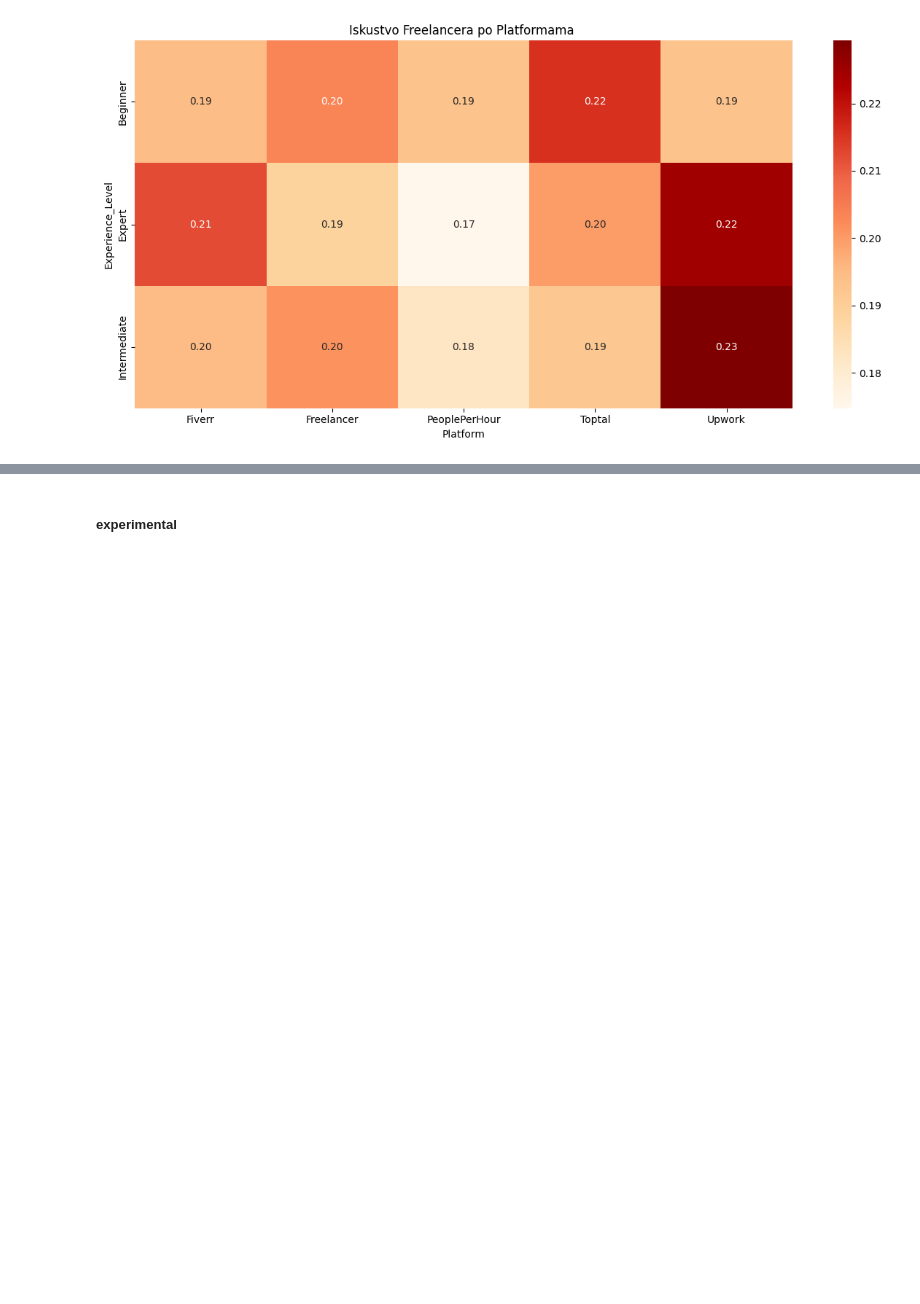
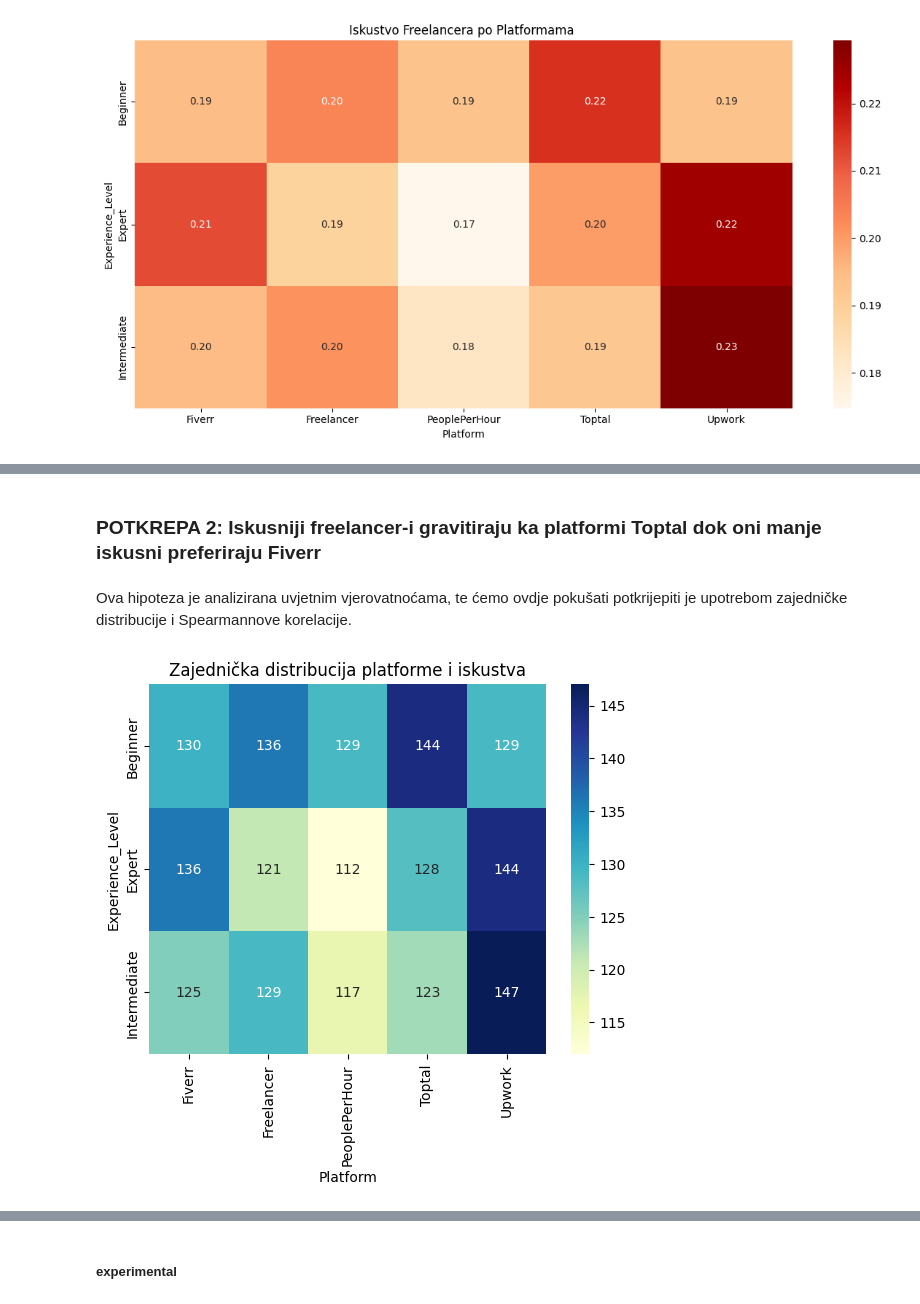
Before and after one commit to Ljut/PSAI-DSAI-datasets, a Jupyter notebook: VIS25_TIM1.ipynb, the cells around one changed output, grey strips where cells are left out. Drawn from its saved outputs; the diff is of its cells as text; code cells hidden in the pictures; blank space fills up the shorter version.

```diff
--- a/VIS25_TIM1.ipynb
+++ b/VIS25_TIM1.ipynb
@@ -1528,0 +1564,12 @@ See the caveats in the documentation: https://pandas.pydata.org/pandas-docs/stab
+# %% [markdown]
+### **POTKREPA 2:** Iskusniji freelancer-i gravitiraju ka platformi Toptal dok oni manje iskusni preferiraju Fiverr
+# %% [markdown]
+Ova hipoteza je analizirana uvjetnim vjerovatnoćama, te ćemo ovdje pokušati potkrijepiti je upotrebom zajedničke distribucije i Spearmannove korelacije.
+# %%
+platform_experience = pd.crosstab(df['Experience_Level'], sorted(df['Platform']), normalize='index')
+sns.heatmap(pd.crosstab(df['Experience_Level'], df['Platform']), annot=True, cmap='YlGnBu', fmt="d") ## Za colormape koristio sam preporuke ChatGPT i Deepseek.
+plt.title('Zajednička distribucija platforme i iskustva')
+plt.xlabel('Platform')
+plt.show()
+# %% [output]
+[figure, added]
```
Also changed, not shown: parts of 35 cells of this notebook.
